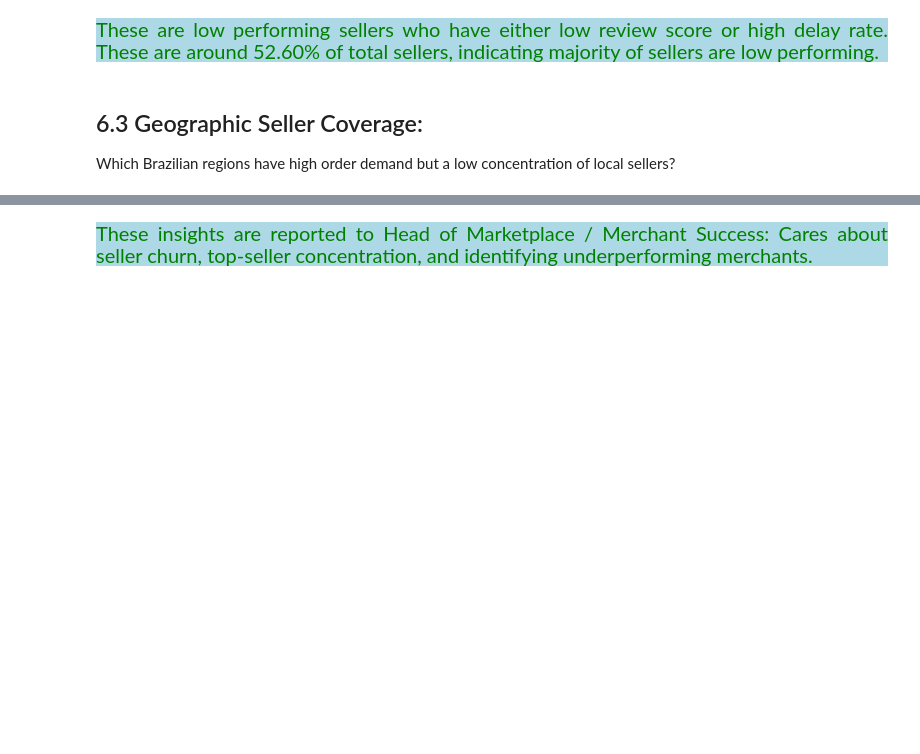
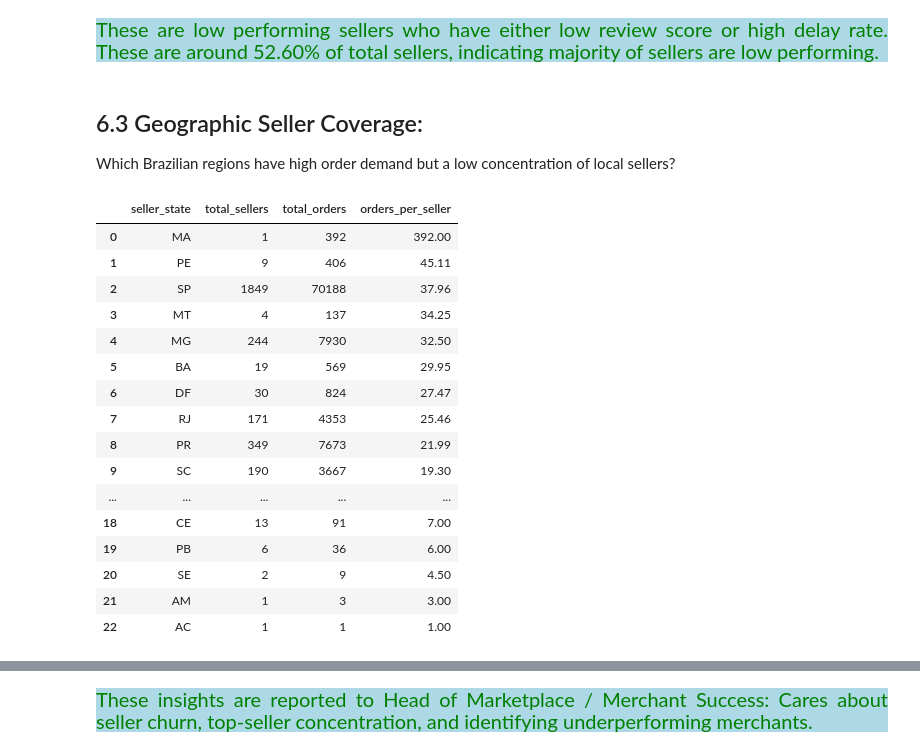
Before and after one commit to Kartika-Nidhi/Brazilian_Olist_Analysis, a Jupyter notebook: BrazilianOlist.ipynb, the cells around one changed output, grey strips where cells are left out. Saved outputs shown, nothing was run; the diff lists cells and outputs as text; code cells hidden in the pictures; blank space fills up the shorter version.

Commit message:
Sellers analysis completed

```diff
--- a/BrazilianOlist.ipynb
+++ b/BrazilianOlist.ipynb
@@ -1281,2 +1277,36 @@ SELECT
+# %%
+query = """
+SELECT
+    s.seller_state,
+    COUNT(DISTINCT s.seller_id) AS total_sellers,
+    COUNT(DISTINCT oi.order_id) AS total_orders,
+    ROUND(COUNT(DISTINCT oi.order_id) * 1.0 / NULLIF(COUNT(DISTINCT s.seller_id), 0), 2) AS orders_per_seller
+FROM sellers AS s
+LEFT JOIN order_items AS oi
+    ON s.seller_id = oi.seller_id
+GROUP BY s.seller_state
+ORDER BY orders_per_seller DESC;
+"""
+
+demand = pd.read_sql(query, engine)
+demand
+# %% [output]
+|  | seller_state | total_sellers | total_orders | orders_per_seller |
+| 0 | MA | 1 | 392 | 392.00 |
+| 1 | PE | 9 | 406 | 45.11 |
+| 2 | SP | 1849 | 70188 | 37.96 |
+| 3 | MT | 4 | 137 | 34.25 |
+| 4 | MG | 244 | 7930 | 32.50 |
+| 5 | BA | 19 | 569 | 29.95 |
+| 6 | DF | 30 | 824 | 27.47 |
+| 7 | RJ | 171 | 4353 | 25.46 |
+| 8 | PR | 349 | 7673 | 21.99 |
+| 9 | SC | 190 | 3667 | 19.30 |
+| ... | ... | ... | ... | ... |
+| 18 | CE | 13 | 91 | 7.00 |
+| 19 | PB | 6 | 36 | 6.00 |
+| 20 | SE | 2 | 9 | 4.50 |
+| 21 | AM | 1 | 3 | 3.00 |
+| 22 | AC | 1 | 1 | 1.00 |
 # %% [markdown]
 <div>
```
Also changed, not shown: parts of 4 cells of this notebook.
